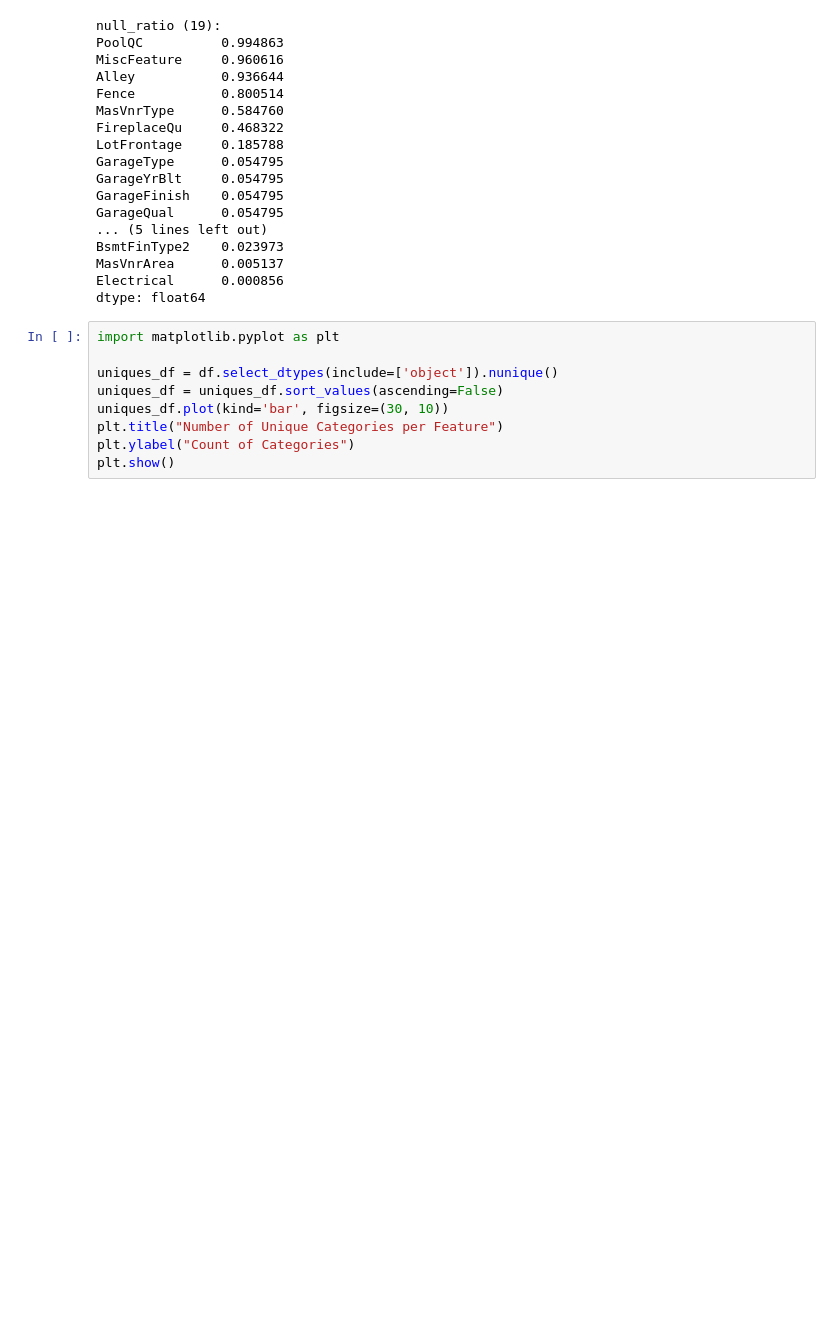
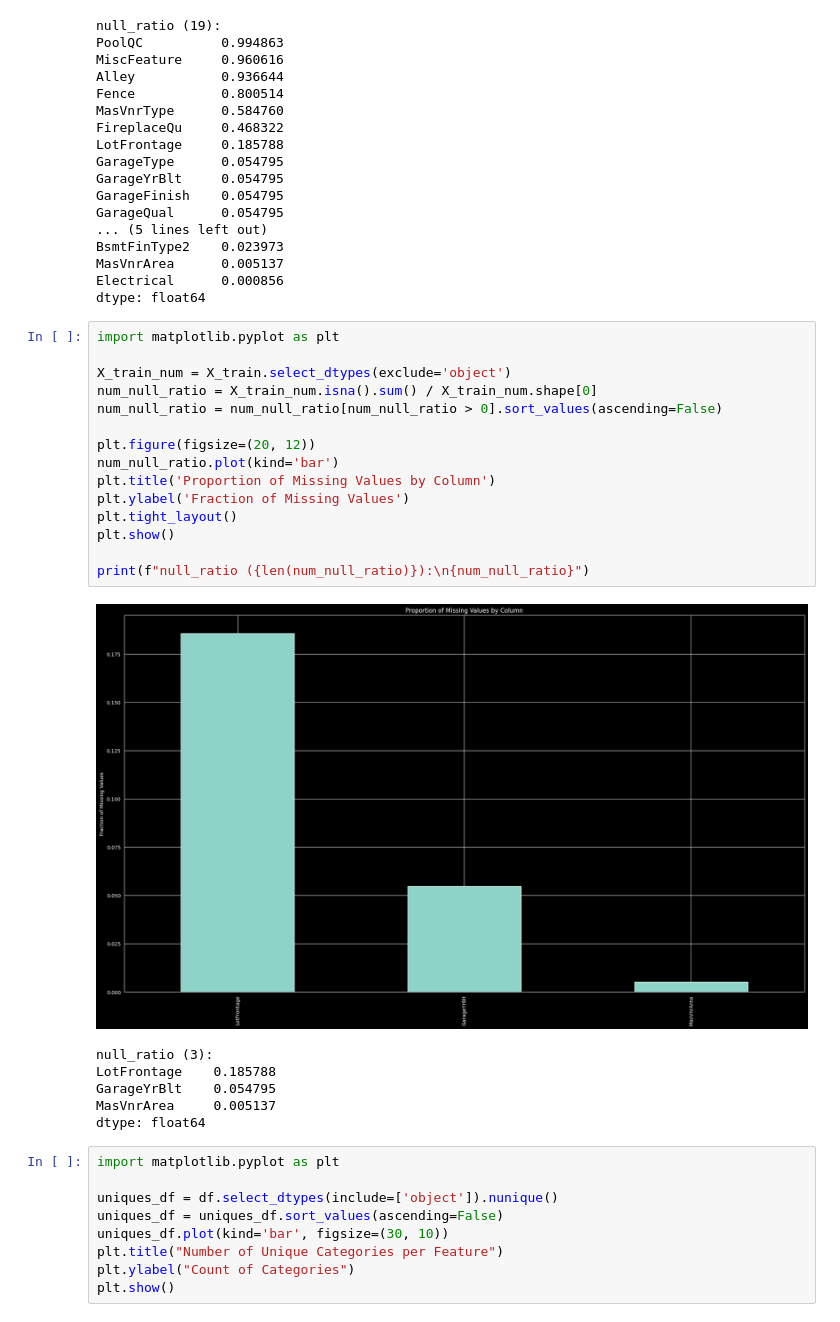
Before and after one commit to SandroBolkvadze/House-Prices-Kaggle-Competition, a Jupyter notebook: model_data_analysis.ipynb, the cells around one changed output. Saved outputs shown, nothing was run; the diff lists cells and outputs as text; blank space fills up the shorter version.

```diff
--- a/model_data_analysis.ipynb
+++ b/model_data_analysis.ipynb
@@ -94,6 +94,28 @@ BsmtFinType2    0.023973
 MasVnrArea      0.005137
 Electrical      0.000856
 dtype: float64
+# %%
+import matplotlib.pyplot as plt
+
+X_train_num = X_train.select_dtypes(exclude='object')
+num_null_ratio = X_train_num.isna().sum() / X_train_num.shape[0]
+num_null_ratio = num_null_ratio[num_null_ratio > 0].sort_values(ascending=False)
+
+plt.figure(figsize=(20, 12))
+num_null_ratio.plot(kind='bar')
+plt.title('Proportion of Missing Values by Column')
+plt.ylabel('Fraction of Missing Values')
+plt.tight_layout()
+plt.show()
+
+print(f"null_ratio ({len(num_null_ratio)}):\n{num_null_ratio}")
+# %% [output]
+[figure, added]
+null_ratio (3):
+LotFrontage    0.185788
+GarageYrBlt    0.054795
+MasVnrArea     0.005137
+dtype: float64
 # %%
 import matplotlib.pyplot as plt
 
```
Also changed, not shown: parts of 1 cell of this notebook, 1 other file.
